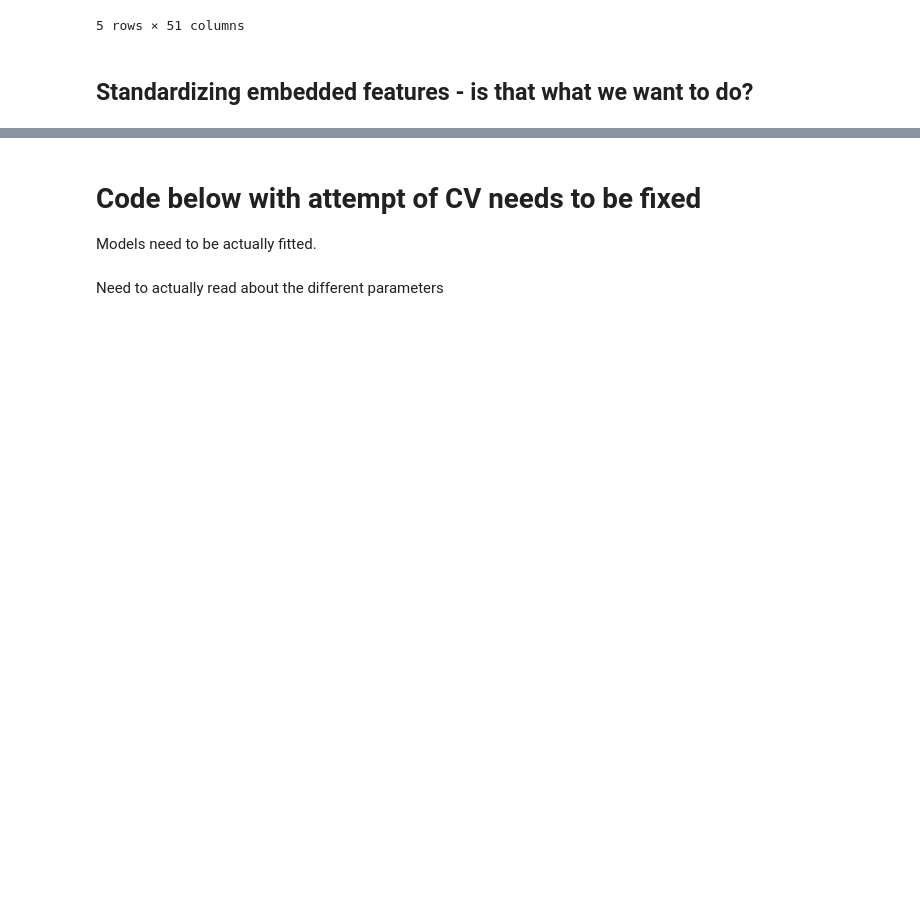
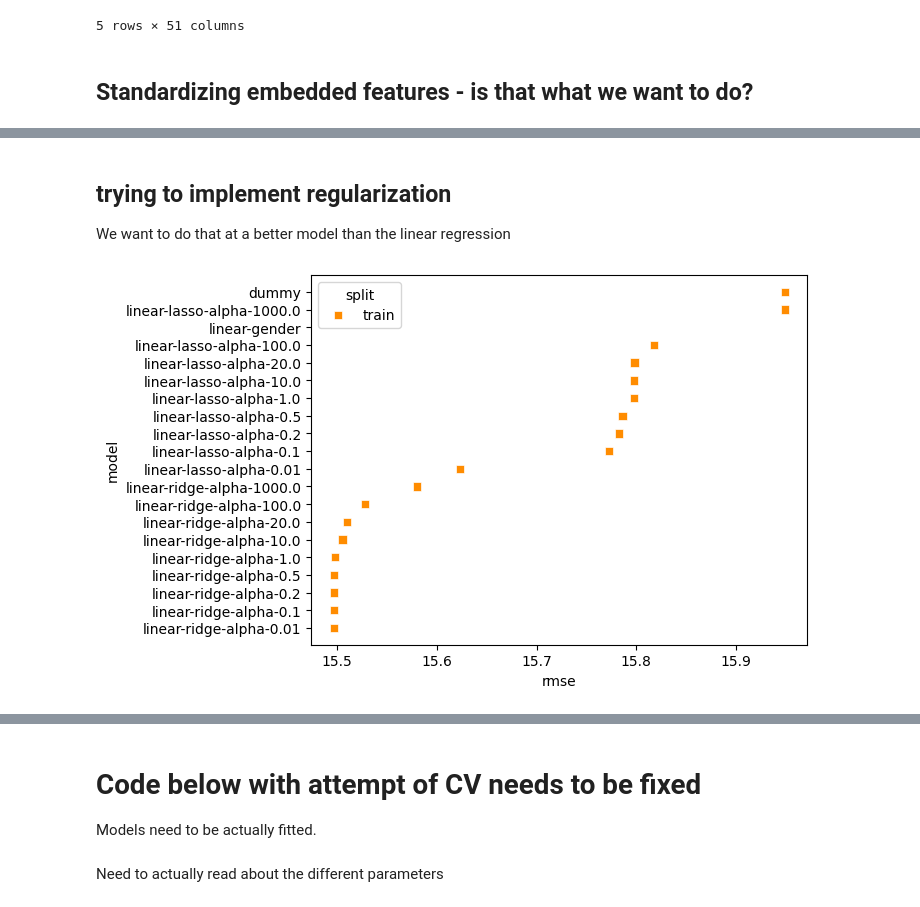
Before and after one commit to sigridbom/datascience_exam, a Jupyter notebook: notebooks/3_building_models.ipynb, the cells around one changed output, grey strips where cells are left out. Saved outputs shown, nothing was run; the diff lists cells and outputs as text; code cells hidden in the pictures; blank space fills up the shorter version.

Commit message:
fixing models

```diff
--- a/notebooks/3_building_models.ipynb
+++ b/notebooks/3_building_models.ipynb
@@ -54,4 +46,6 @@ Name: Age of death, Length: 515049, dtype: float64
 # %%
 # load data which has been embedded, clustered and dimensionality reduced using PCA
 # using absolute path
-X_train_w_pca_vecs = np.load('/work/datascience_exam/data/oc_pca_train.npy', allow_pickle=True)
+#X_train_w_pca_vecs = np.load('/work/datascience_exam/data/oc_pca_train.npy', allow_pickle=True)
+#X_train_w_pca_vecs[4,0:9]
+X_train = pd.read_csv('/work/datascience_exam/data/X_train_occupation.csv', index_col = 0)
@@ -191,3 +184,17 @@ performances.append({'model': 'linear-full-scaled',
+# %%
+k = 20
+neigh = KNeighborsRegressor(n_neighbors=k)
+neigh.fit(gender, y_train)
+#pkl.dump(neigh, file=open(f'example-models/knn-allpreds-{k}.pkl', 'wb')) # save the model
+
+preds = neigh.predict(gender)
+
+r2 = r2_score(y_train, preds)
+performance = np.sqrt(mean_squared_error(y_train, preds))
+performances.append({'model': f'knn-gender-{k}',
+                        'split': 'train',
+                        'rmse': performance.round(4),
+                        'r2': r2.round(4)})
 # %%
 ### full linear model --- PANDAS VERSION
 # cv? - this is not working out
@@ -198,6 +205,20 @@ reg = LinearRegression().fit(X_train, y_train)
 preds =  reg.predict(X_train)
 r2 = r2_score(y_train, preds)
 performance = np.sqrt(mean_squared_error(y_train, preds))
-performances.append({'model': 'linear-full-scaled',
+performances.append({'model': 'linear-full',
                          'rmse': performance.round(4),
                          'r2': r2.round(4)})
+# %%
+k = 20
+neigh = KNeighborsRegressor(n_neighbors=k)
+neigh.fit(X_train, y_train)
+#pkl.dump(neigh, file=open(f'example-models/knn-allpreds-{k}.pkl', 'wb')) # save the model
+
+preds = neigh.predict(X_train_predictors)
+
+r2 = r2_score(y_train, preds)
+performance = np.sqrt(mean_squared_error(y_train, preds))
+performances.append({'model': f'knn-allpreds-{k}',
+                        'split': 'train',
+                        'rmse': performance.round(4),
+                        'r2': r2.round(4)})
@@ -203,0 +233,3 @@ performances.append({'model': 'linear-full-scaled',
+# %% [markdown]
+## trying to implement regularization
+We want to do that at a better model than the linear regression
@@ -203,0 +276,10 @@ performances.append({'model': 'linear-full-scaled',
+# %%
+perf_df = pd.DataFrame(performances)
+sns.scatterplot(data=perf_df.sort_values(by='rmse', ascending=False),
+                y='model',
+                x='rmse',
+                marker='s',
+                hue='split', palette=['darkorange', 'grey', 'darkred'])
+plt.show()
+# %% [output]
+[figure, added]
```
Also changed, not shown: parts of 18 cells of this notebook, 1 other file.
